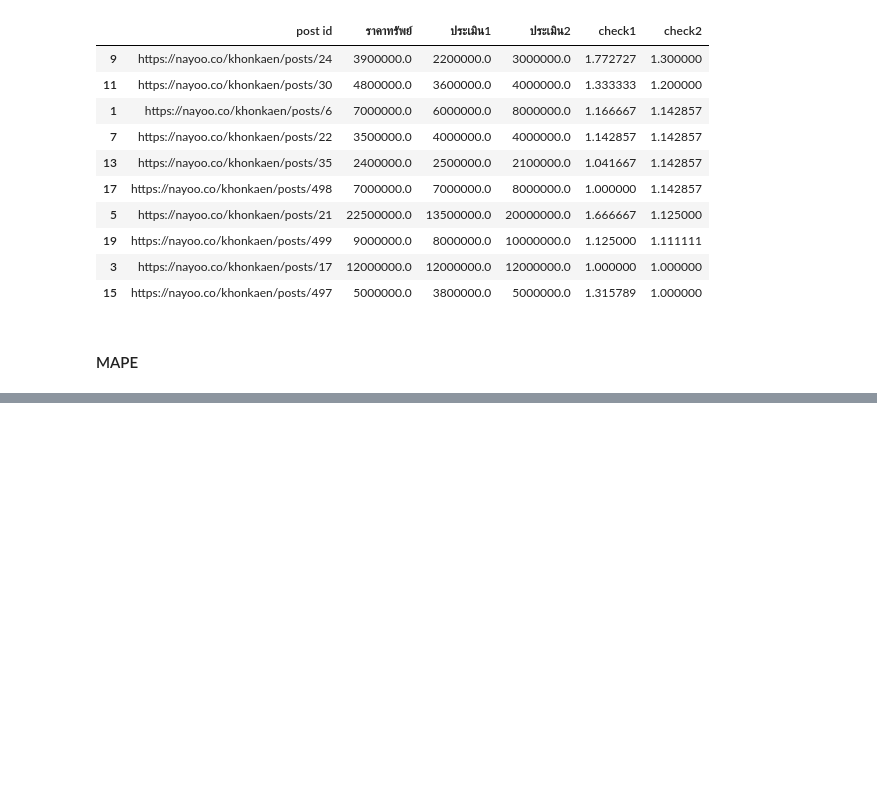
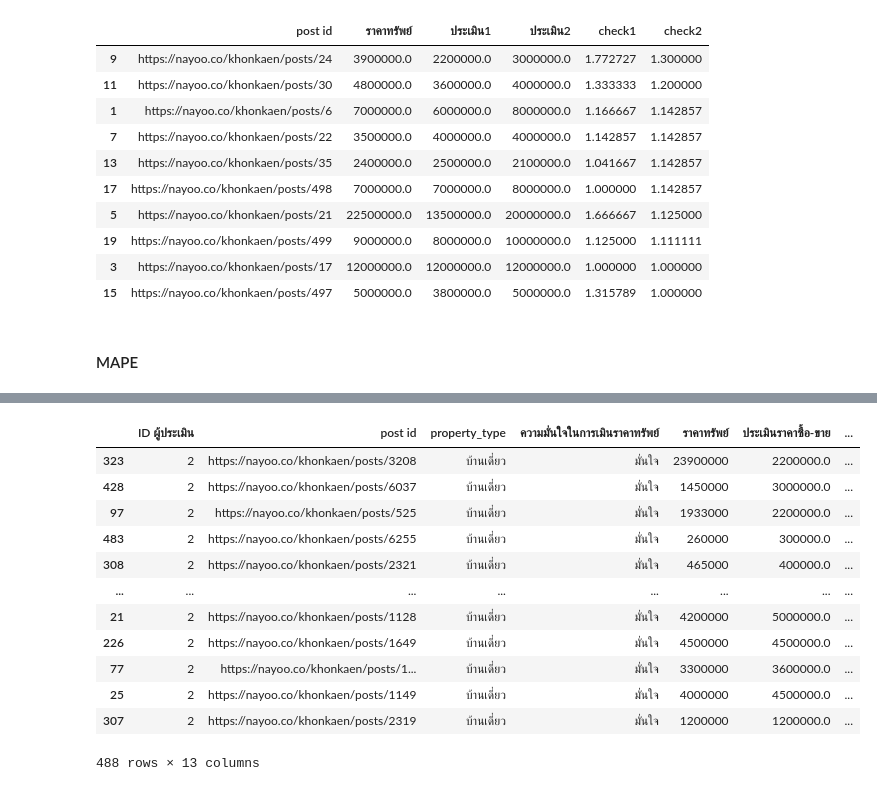
Before and after one commit to kumoromilee/bsc_dpdm22, a Jupyter notebook: [dataprep]_property_estimator.ipynb, the cells around one changed output, grey strips where cells are left out. Drawn from its saved outputs; the diff is of its cells as text; code cells hidden in the pictures; blank space fills up the shorter version.

```diff
--- a/[dataprep]_property_estimator.ipynb
+++ b/[dataprep]_property_estimator.ipynb
@@ -874,0 +1010,19 @@ ValueError: ignored
+# %%
+id2['check1']=id2.apply(lambda x:check_v(x['ราคาทรัพย์'],x['ประเมิน1']),axis=1)
+id2['check2']=id2.apply(lambda x:check_v(x['ราคาทรัพย์'],x['ประเมิน2']),axis=1)
+# %%
+id2.sort_values(by=['check1'],ascending=False)
+# %% [output]
+|  | ID ผู้ประเมิน | post id | property_type | ความมั่นใจในการเมินราคาทรัพย์ | ราคาทรัพย์ | ประเมินราคาซื้อ-ขาย | ... |
+| 323 | 2 | https://nayoo.co/khonkaen/posts/3208 | บ้านเดี่ยว | มั่นใจ | 23900000 | 2200000.0 | ... |
+| 428 | 2 | https://nayoo.co/khonkaen/posts/6037 | บ้านเดี่ยว | มั่นใจ | 1450000 | 3000000.0 | ... |
+| 97 | 2 | https://nayoo.co/khonkaen/posts/525 | บ้านเดี่ยว | มั่นใจ | 1933000 | 2200000.0 | ... |
+| 483 | 2 | https://nayoo.co/khonkaen/posts/6255 | บ้านเดี่ยว | มั่นใจ | 260000 | 300000.0 | ... |
+| 308 | 2 | https://nayoo.co/khonkaen/posts/2321 | บ้านเดี่ยว | มั่นใจ | 465000 | 400000.0 | ... |
+| ... | ... | ... | ... | ... | ... | ... | ... |
+| 21 | 2 | https://nayoo.co/khonkaen/posts/1128 | บ้านเดี่ยว | มั่นใจ | 4200000 | 5000000.0 | ... |
+| 226 | 2 | https://nayoo.co/khonkaen/posts/1649 | บ้านเดี่ยว | มั่นใจ | 4500000 | 4500000.0 | ... |
+| 77 | 2 | https://nayoo.co/khonkaen/posts/1... | บ้านเดี่ยว | มั่นใจ | 3300000 | 3600000.0 | ... |
+| 25 | 2 | https://nayoo.co/khonkaen/posts/1149 | บ้านเดี่ยว | มั่นใจ | 4000000 | 4500000.0 | ... |
+| 307 | 2 | https://nayoo.co/khonkaen/posts/2319 | บ้านเดี่ยว | มั่นใจ | 1200000 | 1200000.0 | ... |
+488 rows × 13 columns
```
Also changed, not shown: parts of 52 cells of this notebook.
